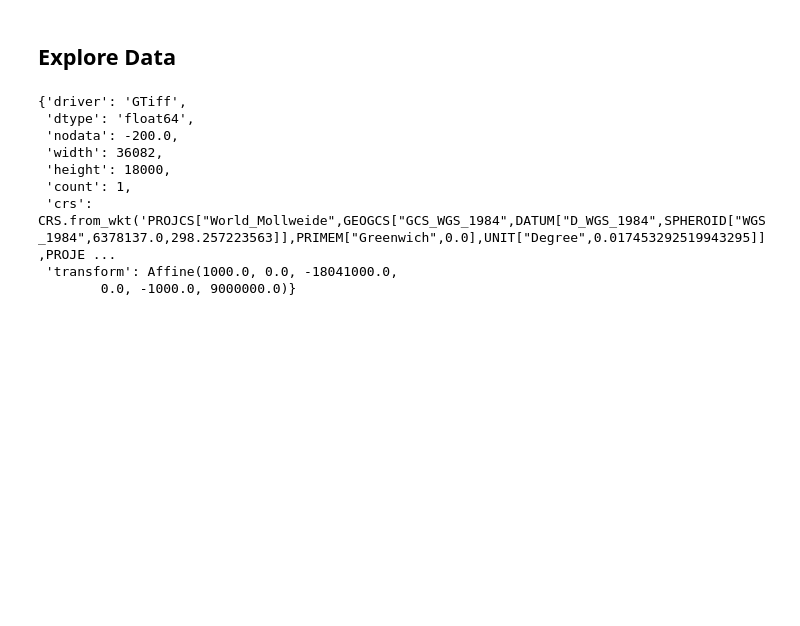
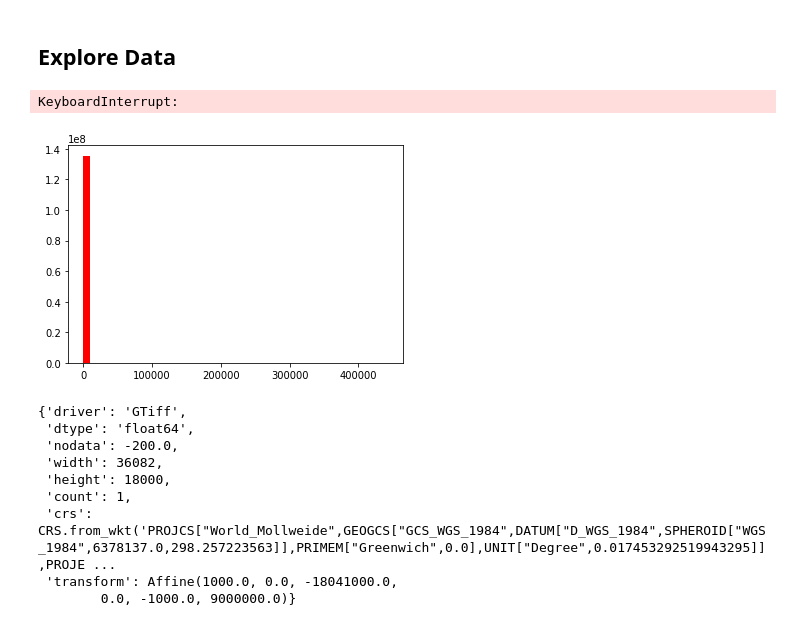
Before and after one commit to jmlasalle/water-risk-classification, a Jupyter notebook: Data-Wrangling.ipynb, the cells around one changed output. Saved outputs shown, nothing was run; the diff lists cells and outputs as text; code cells hidden in the pictures; blank space fills up the shorter version.

```diff
--- a/Data-Wrangling.ipynb
+++ b/Data-Wrangling.ipynb
@@ -116,6 +126,12 @@ with rio.open(path_light) as tif:
     light = rio.open(tif)
 # %% [markdown]
 ## Explore Data
+# %%
+with rio.open(path_ghs) as im:
+    rio.plot.show_hist(im, bins=50, lw=0.0, stacked=False, alpha=1, histtype='stepfilled', title="Population")
+# %% [output]
+KeyboardInterrupt:
+[figure, added]
 # %%
 ghs.meta
 # %% [output]
```
Also changed, not shown: parts of 7 cells of this notebook.
